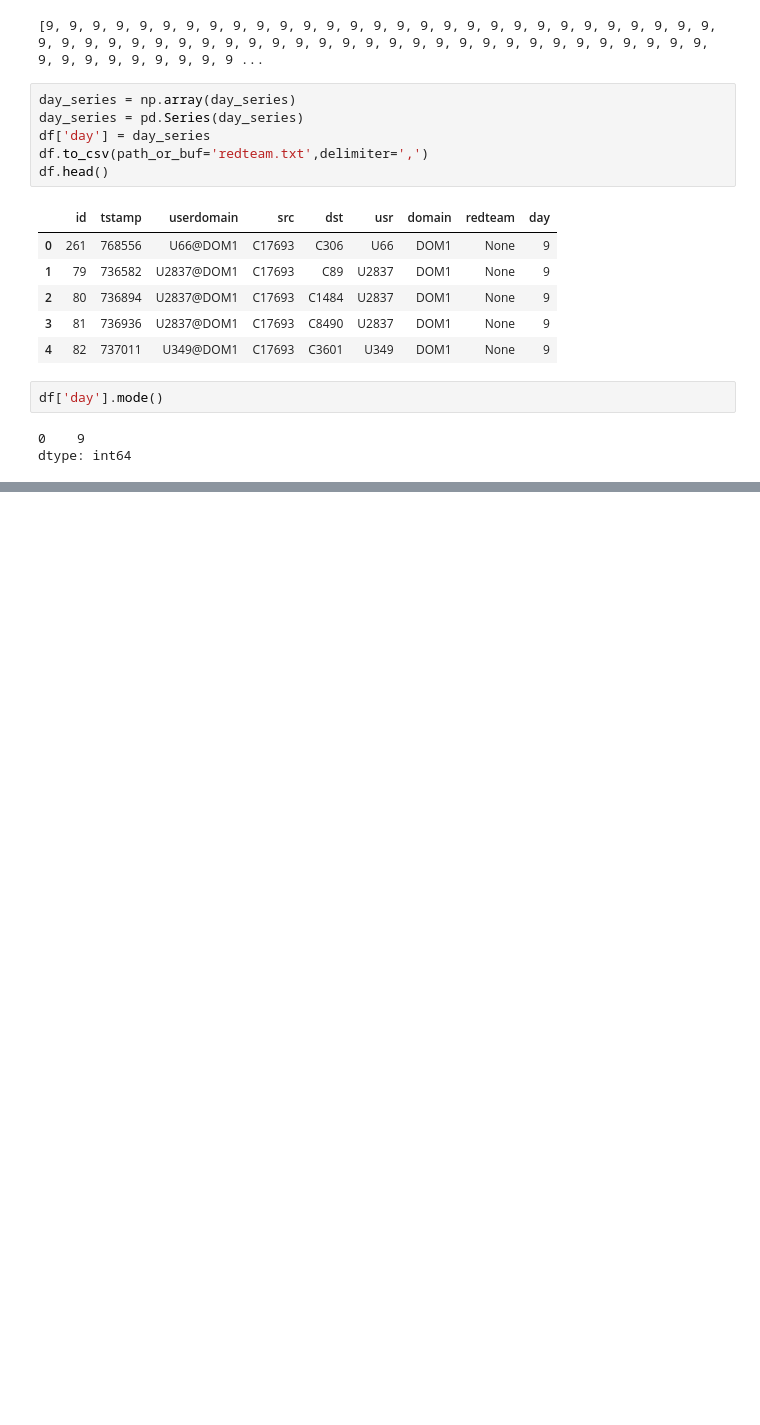
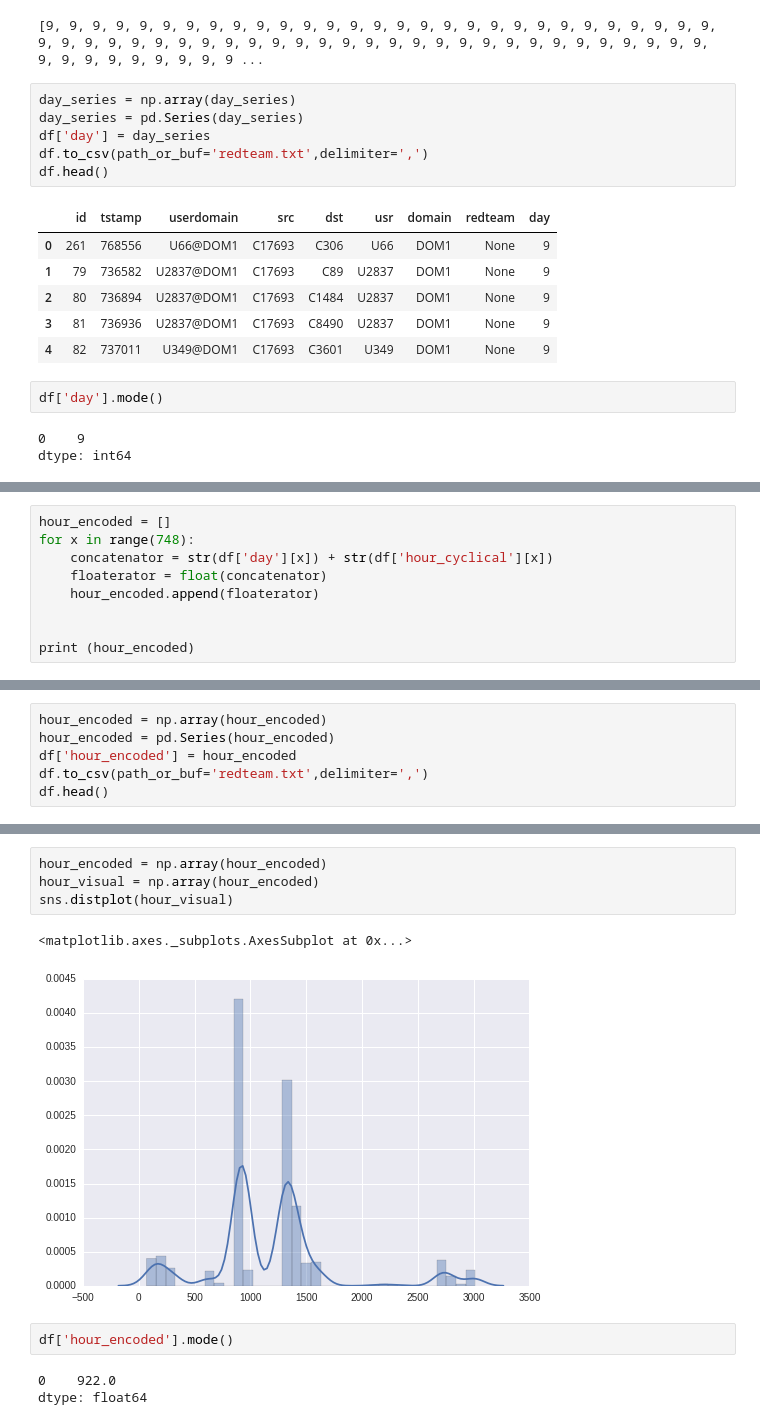
Before and after one commit to jstyczynski/DataScience-Capstone, a Jupyter notebook: Capstone Data Exploration.ipynb, the cells around one changed output, grey strips where cells are left out. Drawn from its saved outputs; the diff is of its cells as text; blank space fills up the shorter version.

```diff
--- a/Capstone Data Exploration.ipynb
+++ b/Capstone Data Exploration.ipynb
@@ -205,0 +280,9 @@ print (counter)
+# %%
+hour_encoded = []
+for x in range(748):
+    concatenator = str(df['day'][x]) + str(df['hour_cyclical'][x])
+    floaterator = float(concatenator)
+    hour_encoded.append(floaterator)
+
+
+print (hour_encoded)
@@ -205,0 +291,6 @@ print (counter)
+# %%
+hour_encoded = np.array(hour_encoded)
+hour_encoded = pd.Series(hour_encoded)
+df['hour_encoded'] = hour_encoded
+df.to_csv(path_or_buf='redteam.txt',delimiter=',')
+df.head()
@@ -205,0 +304,12 @@ print (counter)
+# %%
+hour_encoded = np.array(hour_encoded)
+hour_visual = np.array(hour_encoded)
+sns.distplot(hour_visual)
+# %% [output]
+<matplotlib.axes._subplots.AxesSubplot at 0x...>
+[figure, added]
+# %%
+df['hour_encoded'].mode()
+# %% [output]
+0    922.0
+dtype: float64
```
Also changed, not shown: parts of 24 cells of this notebook, 1 other file.
